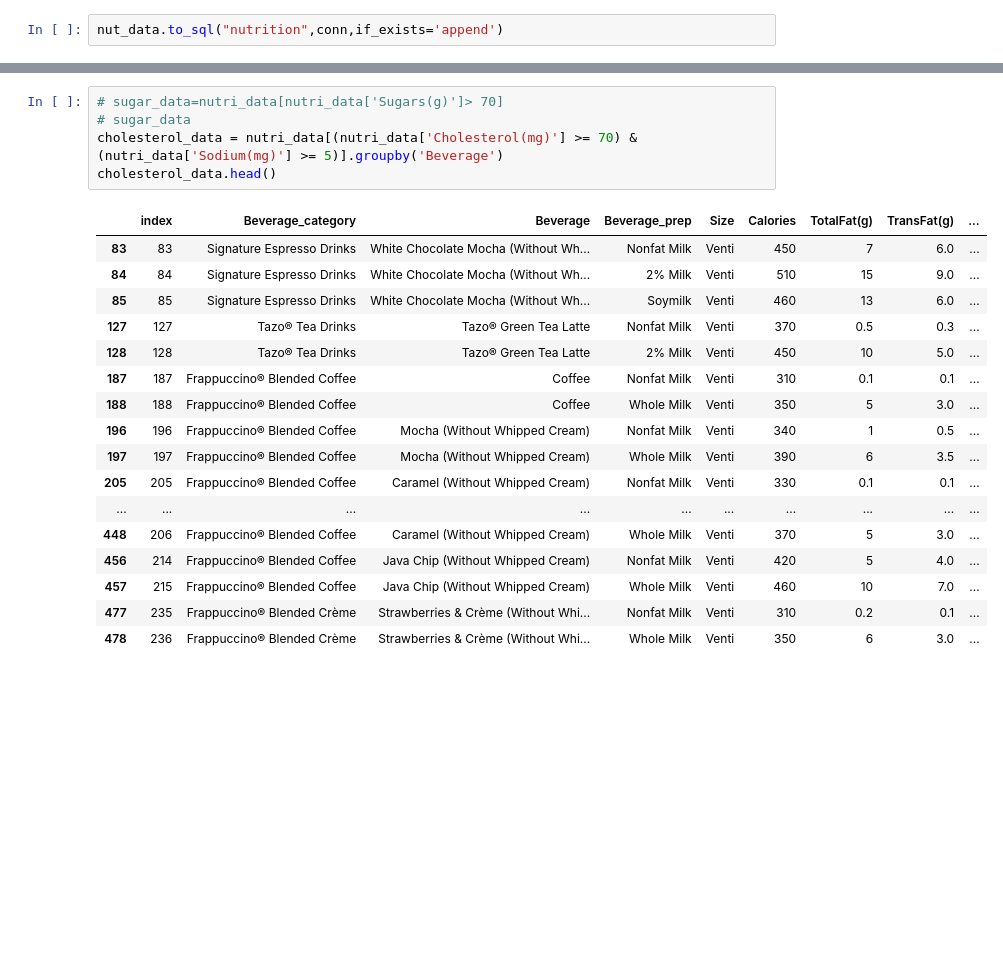
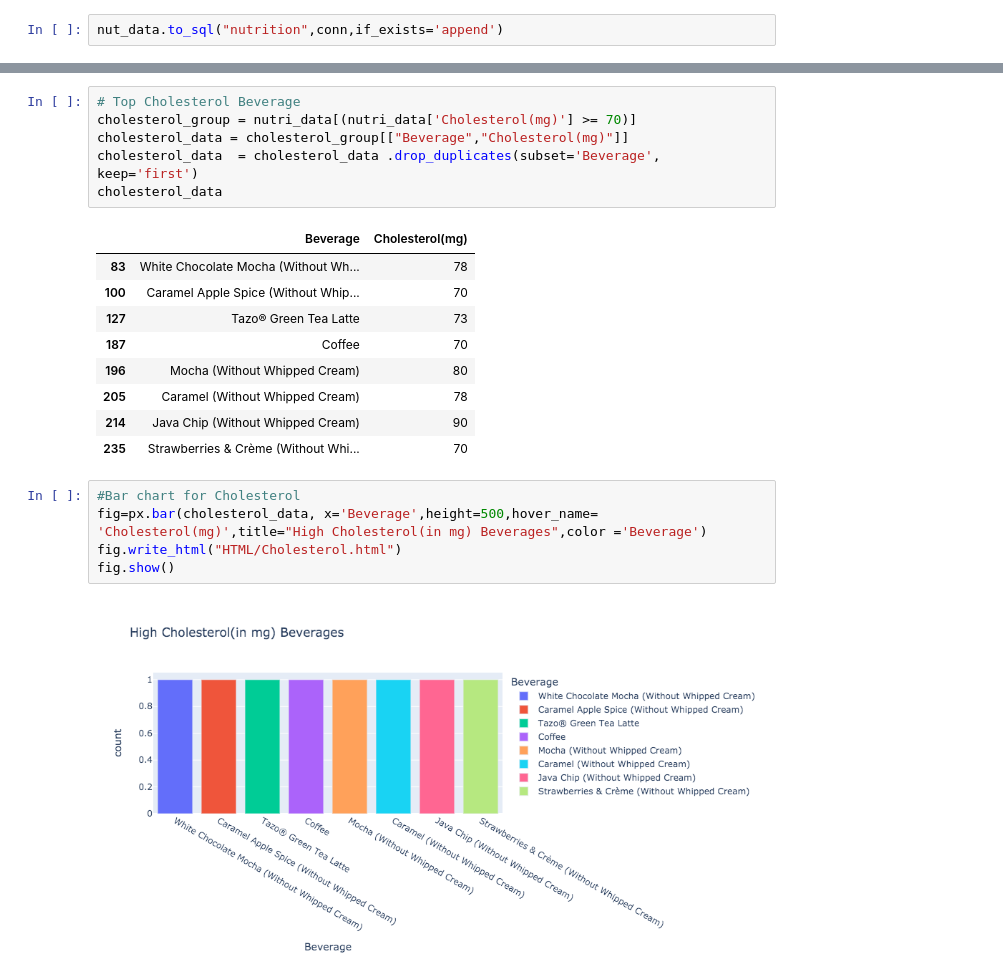
Before and after one commit to Ramyals-web/Starbucks-Project, a Jupyter notebook: Nutrition.ipynb, the cells around one changed output, grey strips where cells are left out. Cells and saved outputs as stored; diff of their text form; blank space fills up the shorter version.

```diff
--- a/Nutrition.ipynb
+++ b/Nutrition.ipynb
@@ -109,23 +110,23 @@ nutri_data
 # %%
-# sugar_data=nutri_data[nutri_data['Sugars(g)']> 70]
-# sugar_data
-cholesterol_data = nutri_data[(nutri_data['Cholesterol(mg)'] >= 70) & (nutri_data['Sodium(mg)'] >= 5)].groupby('Beverage')
-cholesterol_data.head()
+# Top Cholesterol Beverage
+cholesterol_group = nutri_data[(nutri_data['Cholesterol(mg)'] >= 70)]
+cholesterol_data = cholesterol_group[["Beverage","Cholesterol(mg)"]]
+cholesterol_data  = cholesterol_data .drop_duplicates(subset='Beverage', keep='first')
+cholesterol_data
 # %% [output]
-|  | index | Beverage_category | Beverage | Beverage_prep | Size | Calories | TotalFat(g) | TransFat(g) | ... |
-| 83 | 83 | Signature Espresso Drinks | White Chocolate Mocha (Without Wh... | Nonfat Milk | Venti | 450 | 7 | 6.0 | ... |
-| 84 | 84 | Signature Espresso Drinks | White Chocolate Mocha (Without Wh... | 2% Milk | Venti | 510 | 15 | 9.0 | ... |
-| 85 | 85 | Signature Espresso Drinks | White Chocolate Mocha (Without Wh... | Soymilk | Venti | 460 | 13 | 6.0 | ... |
-| 127 | 127 | Tazo® Tea Drinks | Tazo® Green Tea Latte | Nonfat Milk | Venti | 370 | 0.5 | 0.3 | ... |
-| 128 | 128 | Tazo® Tea Drinks | Tazo® Green Tea Latte | 2% Milk | Venti | 450 | 10 | 5.0 | ... |
-| 187 | 187 | Frappuccino® Blended Coffee | Coffee | Nonfat Milk | Venti | 310 | 0.1 | 0.1 | ... |
-| 188 | 188 | Frappuccino® Blended Coffee | Coffee | Whole Milk | Venti | 350 | 5 | 3.0 | ... |
-| 196 | 196 | Frappuccino® Blended Coffee | Mocha (Without Whipped Cream) | Nonfat Milk | Venti | 340 | 1 | 0.5 | ... |
-| 197 | 197 | Frappuccino® Blended Coffee | Mocha (Without Whipped Cream) | Whole Milk | Venti | 390 | 6 | 3.5 | ... |
-| 205 | 205 | Frappuccino® Blended Coffee | Caramel (Without Whipped Cream) | Nonfat Milk | Venti | 330 | 0.1 | 0.1 | ... |
-| ... | ... | ... | ... | ... | ... | ... | ... | ... | ... |
-| 448 | 206 | Frappuccino® Blended Coffee | Caramel (Without Whipped Cream) | Whole Milk | Venti | 370 | 5 | 3.0 | ... |
-| 456 | 214 | Frappuccino® Blended Coffee | Java Chip (Without Whipped Cream) | Nonfat Milk | Venti | 420 | 5 | 4.0 | ... |
-| 457 | 215 | Frappuccino® Blended Coffee | Java Chip (Without Whipped Cream) | Whole Milk | Venti | 460 | 10 | 7.0 | ... |
-| 477 | 235 | Frappuccino® Blended Crème | Strawberries & Crème (Without Whi... | Nonfat Milk | Venti | 310 | 0.2 | 0.1 | ... |
-| 478 | 236 | Frappuccino® Blended Crème | Strawberries & Crème (Without Whi... | Whole Milk | Venti | 350 | 6 | 3.0 | ... |
+|  | Beverage | Cholesterol(mg) |
+| 83 | White Chocolate Mocha (Without Wh... | 78 |
+| 100 | Caramel Apple Spice (Without Whip... | 70 |
+| 127 | Tazo® Green Tea Latte | 73 |
+| 187 | Coffee | 70 |
+| 196 | Mocha (Without Whipped Cream) | 80 |
+| 205 | Caramel (Without Whipped Cream) | 78 |
+| 214 | Java Chip (Without Whipped Cream) | 90 |
+| 235 | Strawberries & Crème (Without Whi... | 70 |
+# %%
+#Bar chart for Cholesterol
+fig=px.bar(cholesterol_data, x='Beverage',height=500,hover_name= 'Cholesterol(mg)',title="High Cholesterol(in mg) Beverages",color ='Beverage')
+fig.write_html("HTML/Cholesterol.html")
+fig.show()
+# %% [output]
+[figure, added]
```
Also changed, not shown: parts of 21 cells of this notebook, 16 other files.
